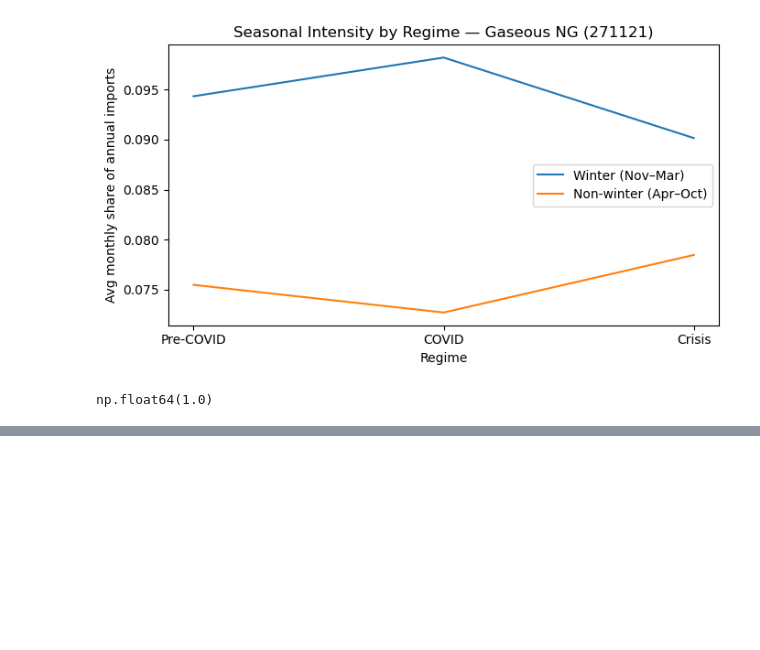
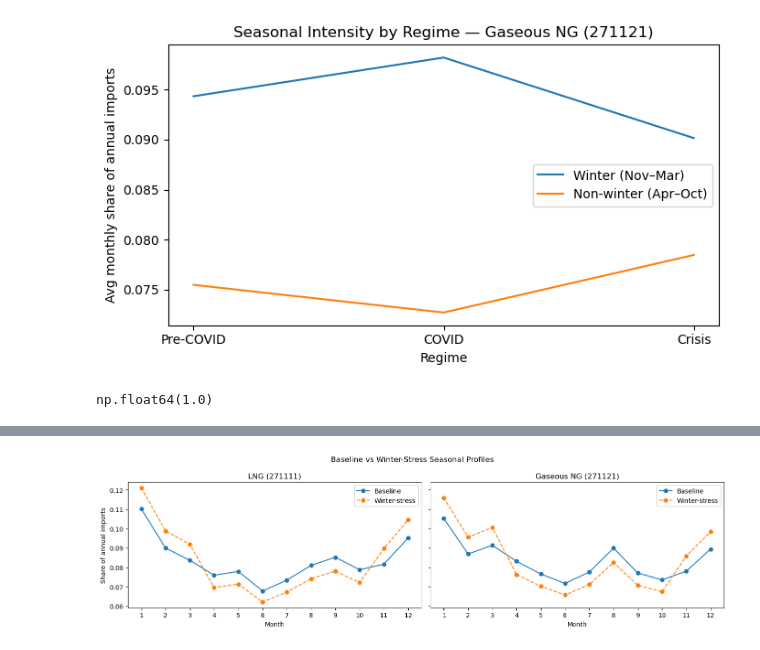
Before and after one commit to ron309/JEM_207-Data_Processing_in_Python_Projecct, a Jupyter notebook: Analysis.ipynb, the cells around one changed output, grey strips where cells are left out. Cells and saved outputs as stored; diff of their text form; code cells hidden in the pictures; blank space fills up the shorter version.

```diff
--- a/Analysis.ipynb
+++ b/Analysis.ipynb
@@ -1079,0 +1077,29 @@ plot_seasonal_profile(
+# %%
+stress_lng = apply_winter_stress(baseline_lng, stress_pct=0.20)
+stress_gas = apply_winter_stress(baseline_gas, stress_pct=0.20)
+
+def plot_side_by_side(baseline_lng, stress_lng, baseline_gas, stress_gas):
+    fig, axes = plt.subplots(1, 2, figsize=(14,4), sharey=True)
+
+    axes[0].plot(baseline_lng["month"], baseline_lng["mean_share"], marker="o", label="Baseline")
+    axes[0].plot(stress_lng["month"], stress_lng["mean_share"], marker="o", linestyle="--", label="Winter-stress")
+    axes[0].set_title("LNG (271111)")
+    axes[0].set_xlabel("Month")
+    axes[0].set_ylabel("Share of annual imports")
+    axes[0].set_xticks(range(1,13))
+    axes[0].legend()
+
+    axes[1].plot(baseline_gas["month"], baseline_gas["mean_share"], marker="o", label="Baseline")
+    axes[1].plot(stress_gas["month"], stress_gas["mean_share"], marker="o", linestyle="--", label="Winter-stress")
+    axes[1].set_title("Gaseous NG (271121)")
+    axes[1].set_xlabel("Month")
+    axes[1].set_xticks(range(1,13))
+    axes[1].legend()
+
+    plt.suptitle("Baseline vs Winter-Stress Seasonal Profiles")
+    plt.tight_layout()
+    plt.show()
+
+plot_side_by_side(baseline_lng, stress_lng, baseline_gas, stress_gas)
+# %% [output]
+[figure, added]
```
Also changed, not shown: parts of 27 cells of this notebook.
